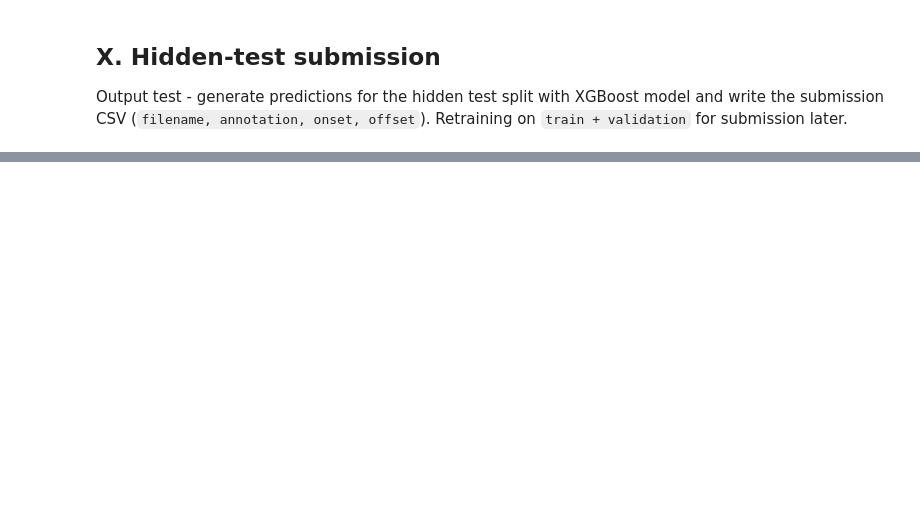
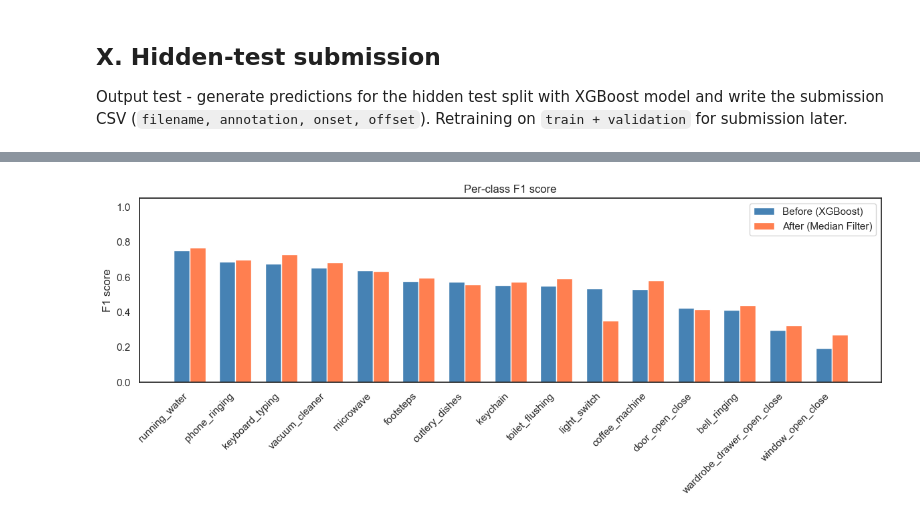
Before and after one commit to LaurinSiebert/mlpc_project, a Jupyter notebook: notebooks/challenge/03_challenge_sed.ipynb, the cells around one changed output, grey strips where cells are left out. Cells and saved outputs as stored; diff of their text form; code cells hidden in the pictures; blank space fills up the shorter version.

```diff
--- a/notebooks/challenge/03_challenge_sed.ipynb
+++ b/notebooks/challenge/03_challenge_sed.ipynb
@@ -612,0 +693,18 @@ classes predicted: ['bell_ringing', 'coffee_machine', 'cutlery_dishes', 'door_op
+# %%
+median_preds_test = []
+for file in our_test_files:
+    data = np.load(file)
+    preds, times, fname = run_sed_inference_proba(file, xgb_predict_median)
+    preds = preds.astype(float)
+
+    preds_med_filtering = medfilt(volume=preds, kernel_size=[3, 1])
+
+    preds_med_filtering = (preds_med_filtering >= 0.3).astype(int)
+
+    median_preds_test.extend(predictions_to_intervals(preds_med_filtering, times, fname))
+
+f1_test_median,  res_test_median  = evaluate_split(pd.DataFrame(median_preds_test),  our_test_files,  ann_df)
+show_results(f1_test_xgb,  res_test_xgb,  "XGBoost / local test")
+print()
+show_results(f1_test_median,  res_test_median,  "XGBoost median filtering / local test")
+print()
@@ -612,0 +729,32 @@ classes predicted: ['bell_ringing', 'coffee_machine', 'cutlery_dishes', 'door_op
+# %%
+df_before = res_test_xgb.copy()
+df_after = res_test_median.copy()
+
+order = df_before.sort_values("f1", ascending=False)["annotation"].tolist()
+
+df_before = df_before.set_index("annotation").loc[order]
+df_after = df_after.set_index("annotation").loc[order]
+
+x = np.arange(len(order))
+width = 0.35
+
+plt.figure(figsize=(12, 5))
+
+plt.bar(x - width/2, df_before["f1"], width, label="Before (XGBoost)", color="steelblue")
+plt.bar(x + width/2, df_after["f1"], width, label="After (Median Filter)", color="coral")
+
+plt.xticks(x, order, rotation=45, ha="right")
+
+plt.ylabel("F1 score")
+plt.title("Per-class F1 score")
+
+plt.ylim(0, 1.05)
+
+ax = plt.gca()
+
+plt.legend()
+plt.tight_layout()
+plt.savefig("median_filtering", dpi=300)
+plt.show()
+# %% [output]
+[figure, added]
```
Also changed, not shown: parts of 9 cells of this notebook, 9 other files.
